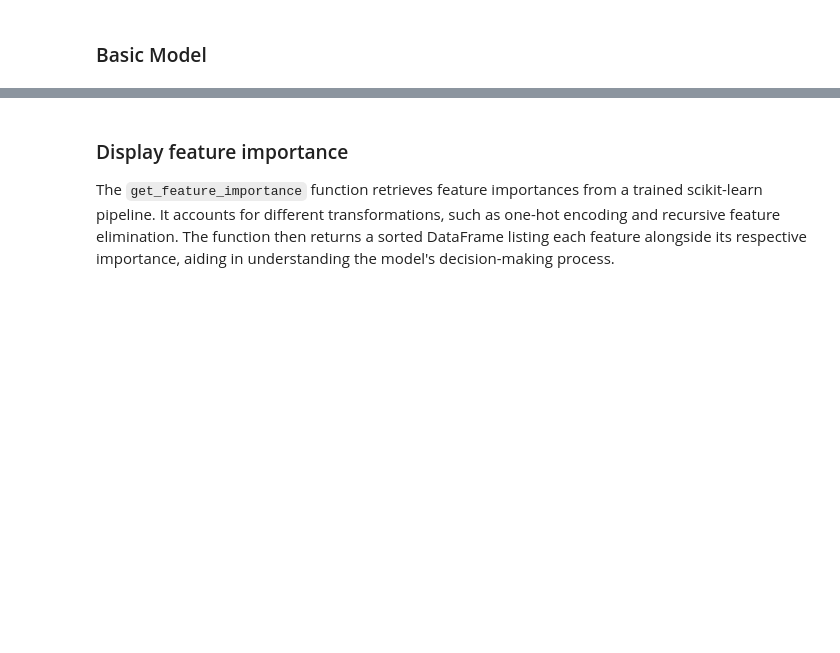
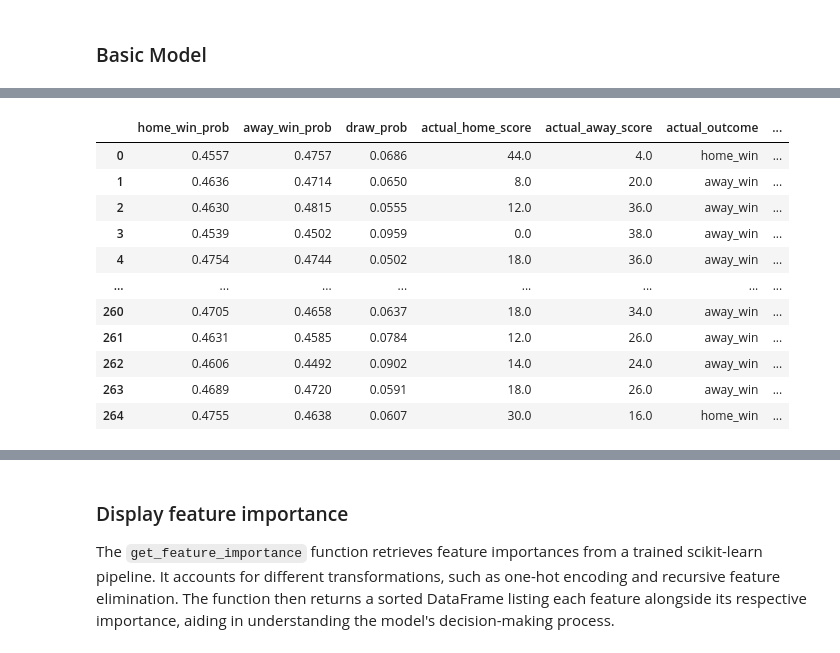
Before and after one commit to levonrush/footy-tipper, a Jupyter notebook: research/model-training.ipynb, the cells around one changed output, grey strips where cells are left out. Saved outputs shown, nothing was run; the diff lists cells and outputs as text; code cells hidden in the pictures; blank space fills up the shorter version.

```diff
--- a/research/model-training.ipynb
+++ b/research/model-training.ipynb
@@ -287,0 +204,69 @@ else:
+# %%
+import numpy as np
+
+# Function to simulate matches
+def simulate_match(home_lambda, away_lambda, n_simulations=10000):
+    home_goals = np.random.poisson(home_lambda, n_simulations)
+    away_goals = np.random.poisson(away_lambda, n_simulations)
+    return home_goals, away_goals
+
+# Initialize lists to store results
+simulated_home_wins = []
+simulated_away_wins = []
+simulated_draws = []
+
+# Loop through each sample in the test set
+for i in range(len(X_test_home)):
+    home_lambda = home_score_preds[i]
+    away_lambda = away_score_preds[i]
+
+    home_goals, away_goals = simulate_match(home_lambda, away_lambda)
+
+    home_wins = np.sum(home_goals > away_goals) / len(home_goals)
+    away_wins = np.sum(home_goals < away_goals) / len(home_goals)
+    draws = np.sum(home_goals == away_goals) / len(home_goals)
+
+    simulated_home_wins.append(home_wins)
+    simulated_away_wins.append(away_wins)
+    simulated_draws.append(draws)
+
+# Create a DataFrame to store the results
+simulation_results = pd.DataFrame({
+    'home_win_prob': simulated_home_wins,
+    'away_win_prob': simulated_away_wins,
+    'draw_prob': simulated_draws,
+    'actual_home_score': y_test_home.values,
+    'actual_away_score': y_test_away.values
+})
+
+# Function to determine the match outcome based on actual scores
+def actual_outcome(row):
+    if row['actual_home_score'] > row['actual_away_score']:
+        return 'home_win'
+    elif row['actual_home_score'] < row['actual_away_score']:
+        return 'away_win'
+    else:
+        return 'draw'
+
+# Add the actual outcomes to the DataFrame
+simulation_results['actual_outcome'] = simulation_results.apply(actual_outcome, axis=1)
+
+# Function to determine the predicted outcome based on the highest probability
+def predicted_outcome(row):
+    if row['home_win_prob'] > row['away_win_prob'] and row['home_win_prob'] > row['draw_prob']:
+        return 'home_win'
+    elif row['away_win_prob'] > row['home_win_prob'] and row['away_win_prob'] > row['draw_prob']:
+        return 'away_win'
+    else:
+        return 'draw'
+
+# Add the predicted outcomes to the DataFrame
+simulation_results['predicted_outcome'] = simulation_results.apply(predicted_outcome, axis=1)
+
+# Calculate the accuracy of the predictions
+accuracy = np.mean(simulation_results['actual_outcome'] == simulation_results['predicted_outcome'])
+print(f"Simulation Accuracy: {accuracy:.2f}")
+
+# Optional: Display the simulation results
+simulation_results
+# %% [output]
@@ -287,0 +274,12 @@ else:
+|  | home_win_prob | away_win_prob | draw_prob | actual_home_score | actual_away_score | actual_outcome | ... |
+| 0 | 0.4557 | 0.4757 | 0.0686 | 44.0 | 4.0 | home_win | ... |
+| 1 | 0.4636 | 0.4714 | 0.0650 | 8.0 | 20.0 | away_win | ... |
+| 2 | 0.4630 | 0.4815 | 0.0555 | 12.0 | 36.0 | away_win | ... |
+| 3 | 0.4539 | 0.4502 | 0.0959 | 0.0 | 38.0 | away_win | ... |
+| 4 | 0.4754 | 0.4744 | 0.0502 | 18.0 | 36.0 | away_win | ... |
+| ... | ... | ... | ... | ... | ... | ... | ... |
+| 260 | 0.4705 | 0.4658 | 0.0637 | 18.0 | 34.0 | away_win | ... |
+| 261 | 0.4631 | 0.4585 | 0.0784 | 12.0 | 26.0 | away_win | ... |
+| 262 | 0.4606 | 0.4492 | 0.0902 | 14.0 | 24.0 | away_win | ... |
+| 263 | 0.4689 | 0.4720 | 0.0591 | 18.0 | 26.0 | away_win | ... |
+| 264 | 0.4755 | 0.4638 | 0.0607 | 30.0 | 16.0 | home_win | ... |
```
Also changed, not shown: parts of 18 cells of this notebook.
